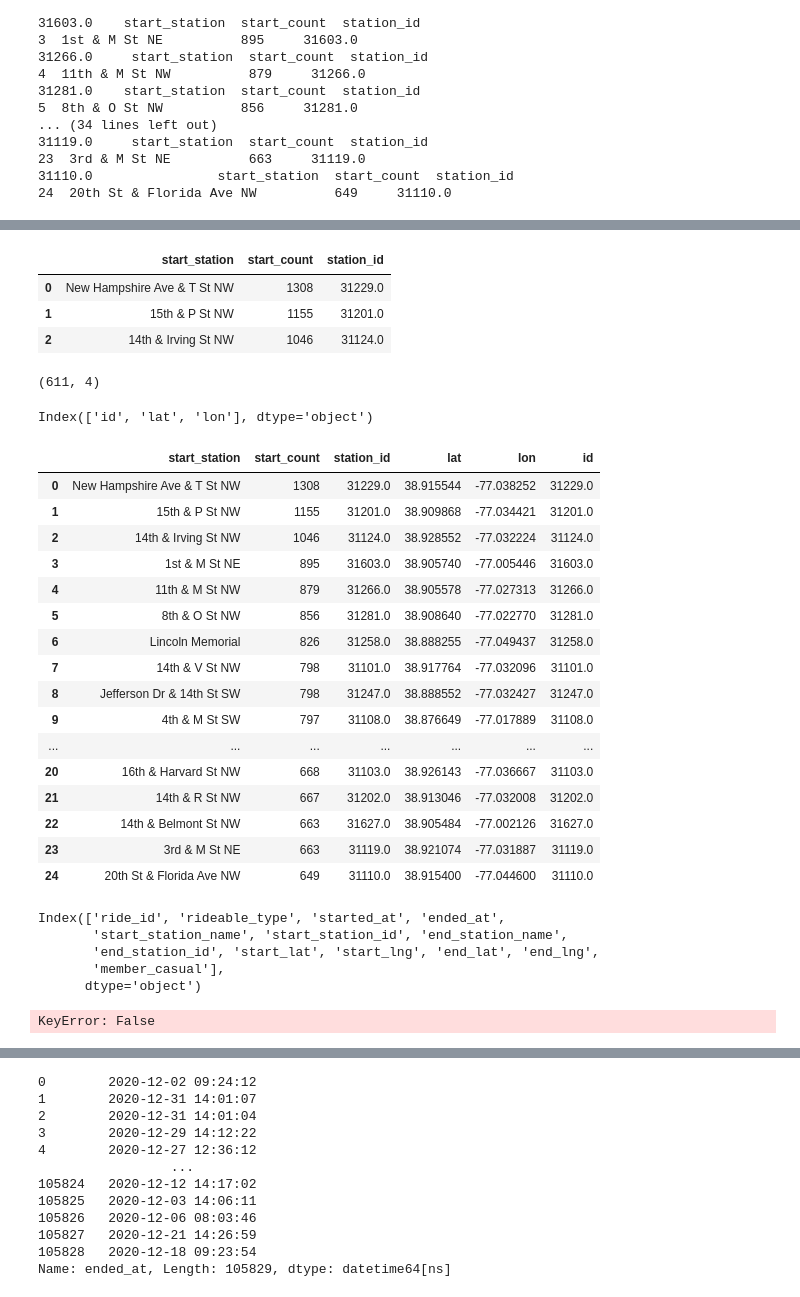
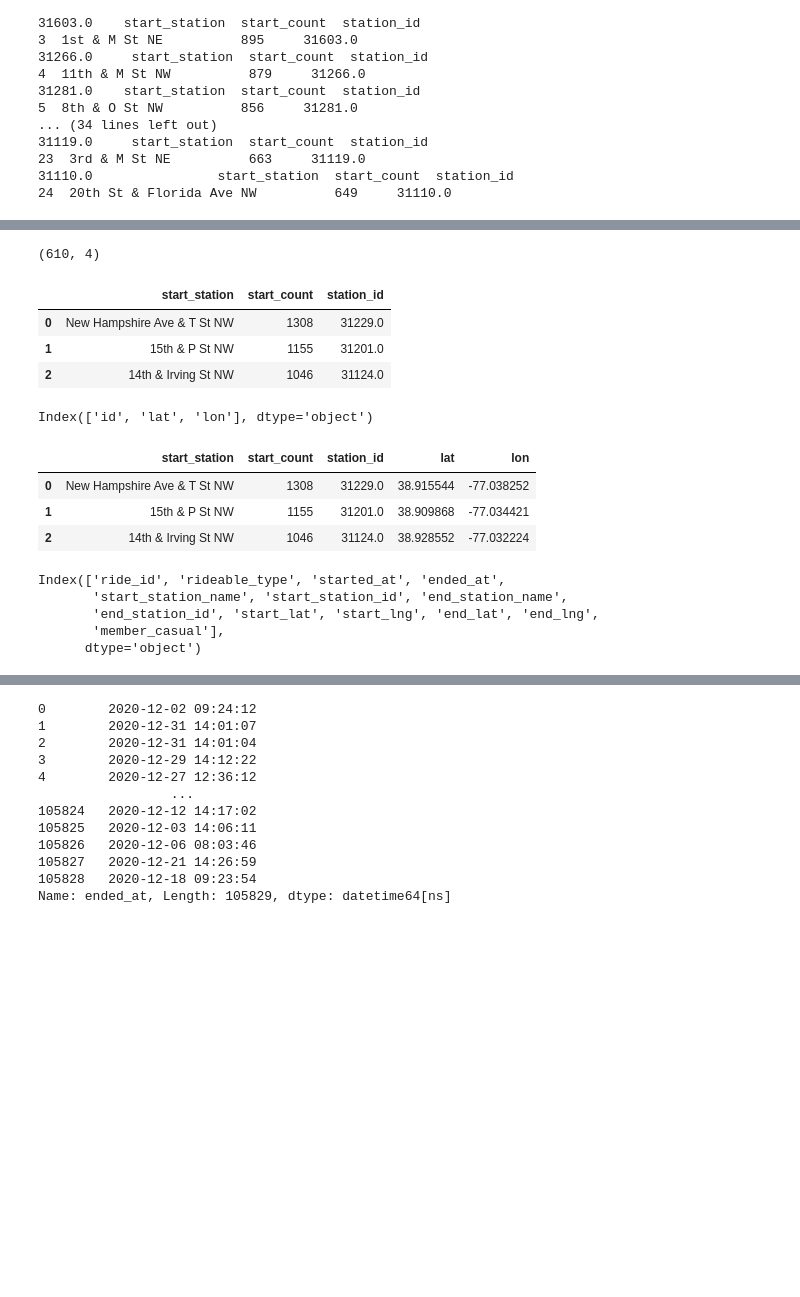
Before and after one commit to DJ1070/Bike-Sharing, a Jupyter notebook: e-mail2.ipynb, the cells around one changed output, grey strips where cells are left out. Cells and saved outputs as stored; diff of their text form; code cells hidden in the pictures; blank space fills up the shorter version.

```diff
--- a/e-mail2.ipynb
+++ b/e-mail2.ipynb
@@ -140,3 +145,5 @@ for j in df_main_start_stations.station_id:
 # %%
-# df_unique_addresses = df_unique_addresses.dropna()
-# df_unique_addresses.shape
+df_unique_addresses = df_unique_addresses.dropna()
+df_unique_addresses.shape
+# %% [output]
+(610, 4)
@@ -154,10 +154,6 @@ df_main_start_stations.head(3)
 | 0 | New Hampshire Ave & T St NW | 1308 | 31229.0 |
 | 1 | 15th & P St NW | 1155 | 31201.0 |
 | 2 | 14th & Irving St NW | 1046 | 31124.0 |
-# %%
- df_unique_addresses.shape
-# %% [output]
-(611, 4)
 # %%
 df_lat = []
 df_long = []
@@ -187,25 +183,12 @@ df_main_start_stations['lat'] = df_test.lat
 df_main_start_stations['lon'] = df_test.lon
 #df_main_start_stations['id'] = df_test.id
 # %%
-df_main_start_stations
+df_main_start_stations.head(3)
 # %% [output]
-|  | start_station | start_count | station_id | lat | lon | id |
-| 0 | New Hampshire Ave & T St NW | 1308 | 31229.0 | 38.915544 | -77.038252 | 31229.0 |
-| 1 | 15th & P St NW | 1155 | 31201.0 | 38.909868 | -77.034421 | 31201.0 |
-| 2 | 14th & Irving St NW | 1046 | 31124.0 | 38.928552 | -77.032224 | 31124.0 |
-| 3 | 1st & M St NE | 895 | 31603.0 | 38.905740 | -77.005446 | 31603.0 |
-| 4 | 11th & M St NW | 879 | 31266.0 | 38.905578 | -77.027313 | 31266.0 |
-| 5 | 8th & O St NW | 856 | 31281.0 | 38.908640 | -77.022770 | 31281.0 |
-| 6 | Lincoln Memorial | 826 | 31258.0 | 38.888255 | -77.049437 | 31258.0 |
-| 7 | 14th & V St NW | 798 | 31101.0 | 38.917764 | -77.032096 | 31101.0 |
-| 8 | Jefferson Dr & 14th St SW | 798 | 31247.0 | 38.888552 | -77.032427 | 31247.0 |
-| 9 | 4th & M St SW | 797 | 31108.0 | 38.876649 | -77.017889 | 31108.0 |
-| ... | ... | ... | ... | ... | ... | ... |
-| 20 | 16th & Harvard St NW | 668 | 31103.0 | 38.926143 | -77.036667 | 31103.0 |
-| 21 | 14th & R St NW | 667 | 31202.0 | 38.913046 | -77.032008 | 31202.0 |
-| 22 | 14th & Belmont St NW | 663 | 31627.0 | 38.905484 | -77.002126 | 31627.0 |
-| 23 | 3rd & M St NE | 663 | 31119.0 | 38.921074 | -77.031887 | 31119.0 |
-| 24 | 20th St & Florida Ave NW | 649 | 31110.0 | 38.915400 | -77.044600 | 31110.0 |
+|  | start_station | start_count | station_id | lat | lon |
+| 0 | New Hampshire Ave & T St NW | 1308 | 31229.0 | 38.915544 | -77.038252 |
+| 1 | 15th & P St NW | 1155 | 31201.0 | 38.909868 | -77.034421 |
+| 2 | 14th & Irving St NW | 1046 | 31124.0 | 38.928552 | -77.032224 |
 # %%
 #df_main_start_stations = df[df.start_station_name.value_counts().nlargest(25,'all')]
 fig = px.scatter_mapbox(df_main_start_stations,
@@ -225,12 +208,6 @@ Index(['ride_id', 'rideable_type', 'started_at', 'ended_at',
        'end_station_id', 'start_lat', 'start_lng', 'end_lat', 'end_lng',
        'member_casual'],
       dtype='object')
-# %%
-for i in range(len(df)):
-    if df[df['start_lat'][i] == '38.880300']:
-        print(df.loc[i])
-# %% [output]
-KeyError: False
 # %%
 ride_start1 = df.start_station_name.value_counts().nlargest(25,'all')
 ride_end1 = df.end_station_name.value_counts().nlargest(25,'all')
```
Also changed, not shown: parts of 10 cells of this notebook.
